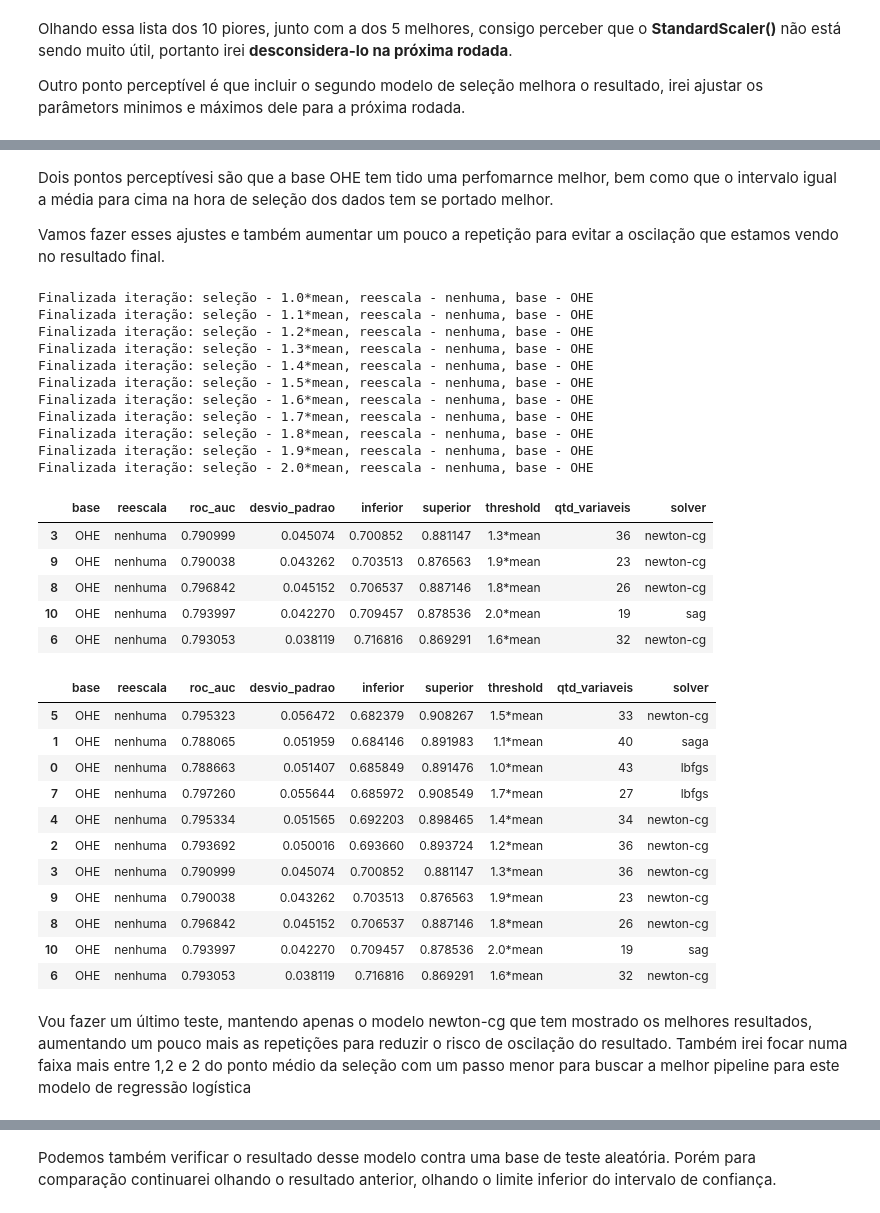
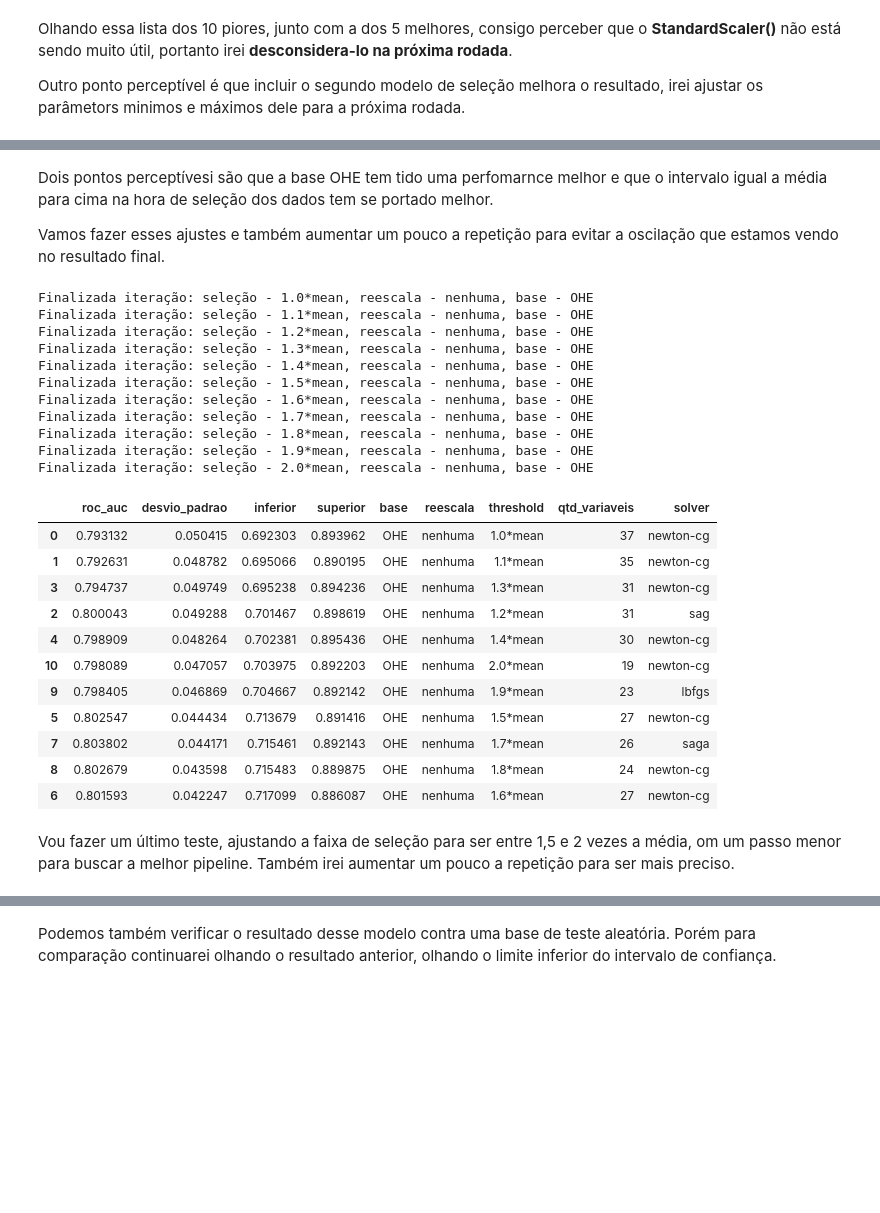
Before and after one commit to ViniciusCastillo/BootcampAlura_ProjetoModulo5, a Jupyter notebook: Notebooks/Seleciona_Modelo.ipynb, the cells around one changed output, grey strips where cells are left out. Drawn from its saved outputs; the diff is of its cells as text; code cells hidden in the pictures; blank space fills up the shorter version.

```diff
--- a/Notebooks/Seleciona_Modelo.ipynb
+++ b/Notebooks/Seleciona_Modelo.ipynb
@@ -158,44 +151,36 @@ selecao_LR.classifica_resultados().head(10)
 # %% [markdown]
-Dois pontos perceptívesi são que a base OHE tem tido uma perfomarnce melhor, bem como que o intervalo igual a média para cima na hora de seleção dos dados tem se portado melhor.
+Dois pontos perceptívesi são que a base OHE tem tido uma perfomarnce melhor e que o intervalo igual a média para cima na hora de seleção dos dados tem se portado melhor.
 
 Vamos fazer esses ajustes e também aumentar um pouco a repetição para evitar a oscilação que estamos vendo no resultado final.
 # %%
-selecao_LR.testa_parametros(testes,metrica='roc_auc', lista_dados=[(dados_OHE_0_2,'OHE')],
-                            selecao_menor=0, selecao_maior=100, passo=10, n_repeats=15)
+testes  = {'solver': ['newton-cg', 'lbfgs', 'liblinear', 'sag', 'saga']}
+a = selecao_LR.testa_parametros(testes,metrica='roc_auc', lista_dados=[(dados_OHE_0_2,'OHE')],
+                            selecao_menor=0, selecao_maior=100, passo=10, n_repeats=20)
+selecao_LR.classifica_resultados()
 # %% [output]
 Finalizada iteração: seleção - 1.0*mean, reescala - nenhuma, base - OHE
 Finalizada iteração: seleção - 1.1*mean, reescala - nenhuma, base - OHE
 Finalizada iteração: seleção - 1.2*mean, reescala - nenhuma, base - OHE
 Finalizada iteração: seleção - 1.3*mean, reescala - nenhuma, base - OHE
 Finalizada iteração: seleção - 1.4*mean, reescala - nenhuma, base - OHE
 Finalizada iteração: seleção - 1.5*mean, reescala - nenhuma, base - OHE
 Finalizada iteração: seleção - 1.6*mean, reescala - nenhuma, base - OHE
 Finalizada iteração: seleção - 1.7*mean, reescala - nenhuma, base - OHE
 Finalizada iteração: seleção - 1.8*mean, reescala - nenhuma, base - OHE
 Finalizada iteração: seleção - 1.9*mean, reescala - nenhuma, base - OHE
 Finalizada iteração: seleção - 2.0*mean, reescala - nenhuma, base - OHE
-|  | base | reescala | roc_auc | desvio_padrao | inferior | superior | threshold | qtd_variaveis | solver |
-| 3 | OHE | nenhuma | 0.790999 | 0.045074 | 0.700852 | 0.881147 | 1.3*mean | 36 | newton-cg |
-| 9 | OHE | nenhuma | 0.790038 | 0.043262 | 0.703513 | 0.876563 | 1.9*mean | 23 | newton-cg |
-| 8 | OHE | nenhuma | 0.796842 | 0.045152 | 0.706537 | 0.887146 | 1.8*mean | 26 | newton-cg |
-| 10 | OHE | nenhuma | 0.793997 | 0.042270 | 0.709457 | 0.878536 | 2.0*mean | 19 | sag |
-| 6 | OHE | nenhuma | 0.793053 | 0.038119 | 0.716816 | 0.869291 | 1.6*mean | 32 | newton-cg |
+|  | roc_auc | desvio_padrao | inferior | superior | base | reescala | threshold | qtd_variaveis | solver |
+| 0 | 0.793132 | 0.050415 | 0.692303 | 0.893962 | OHE | nenhuma | 1.0*mean | 37 | newton-cg |
+| 1 | 0.792631 | 0.048782 | 0.695066 | 0.890195 | OHE | nenhuma | 1.1*mean | 35 | newton-cg |
+| 3 | 0.794737 | 0.049749 | 0.695238 | 0.894236 | OHE | nenhuma | 1.3*mean | 31 | newton-cg |
+| 2 | 0.800043 | 0.049288 | 0.701467 | 0.898619 | OHE | nenhuma | 1.2*mean | 31 | sag |
+| 4 | 0.798909 | 0.048264 | 0.702381 | 0.895436 | OHE | nenhuma | 1.4*mean | 30 | newton-cg |
+| 10 | 0.798089 | 0.047057 | 0.703975 | 0.892203 | OHE | nenhuma | 2.0*mean | 19 | newton-cg |
+| 9 | 0.798405 | 0.046869 | 0.704667 | 0.892142 | OHE | nenhuma | 1.9*mean | 23 | lbfgs |
+| 5 | 0.802547 | 0.044434 | 0.713679 | 0.891416 | OHE | nenhuma | 1.5*mean | 27 | newton-cg |
+| 7 | 0.803802 | 0.044171 | 0.715461 | 0.892143 | OHE | nenhuma | 1.7*mean | 26 | saga |
+| 8 | 0.802679 | 0.043598 | 0.715483 | 0.889875 | OHE | nenhuma | 1.8*mean | 24 | newton-cg |
+| 6 | 0.801593 | 0.042247 | 0.717099 | 0.886087 | OHE | nenhuma | 1.6*mean | 27 | newton-cg |
-# %%
-selecao_LR.classifica_resultados()
-# %% [output]
-|  | base | reescala | roc_auc | desvio_padrao | inferior | superior | threshold | qtd_variaveis | solver |
-| 5 | OHE | nenhuma | 0.795323 | 0.056472 | 0.682379 | 0.908267 | 1.5*mean | 33 | newton-cg |
-| 1 | OHE | nenhuma | 0.788065 | 0.051959 | 0.684146 | 0.891983 | 1.1*mean | 40 | saga |
-| 0 | OHE | nenhuma | 0.788663 | 0.051407 | 0.685849 | 0.891476 | 1.0*mean | 43 | lbfgs |
-| 7 | OHE | nenhuma | 0.797260 | 0.055644 | 0.685972 | 0.908549 | 1.7*mean | 27 | lbfgs |
-| 4 | OHE | nenhuma | 0.795334 | 0.051565 | 0.692203 | 0.898465 | 1.4*mean | 34 | newton-cg |
-| 2 | OHE | nenhuma | 0.793692 | 0.050016 | 0.693660 | 0.893724 | 1.2*mean | 36 | newton-cg |
-| 3 | OHE | nenhuma | 0.790999 | 0.045074 | 0.700852 | 0.881147 | 1.3*mean | 36 | newton-cg |
-| 9 | OHE | nenhuma | 0.790038 | 0.043262 | 0.703513 | 0.876563 | 1.9*mean | 23 | newton-cg |
-| 8 | OHE | nenhuma | 0.796842 | 0.045152 | 0.706537 | 0.887146 | 1.8*mean | 26 | newton-cg |
-| 10 | OHE | nenhuma | 0.793997 | 0.042270 | 0.709457 | 0.878536 | 2.0*mean | 19 | sag |
-| 6 | OHE | nenhuma | 0.793053 | 0.038119 | 0.716816 | 0.869291 | 1.6*mean | 32 | newton-cg |
-# %% [markdown]
-Vou fazer um último teste, mantendo apenas o modelo newton-cg que tem mostrado os melhores resultados, aumentando um pouco mais as repetições para reduzir o risco de oscilação do resultado.
-Também irei focar numa faixa mais entre 1,2 e 2 do ponto médio da seleção com um passo menor para buscar a melhor pipeline para este modelo de regressão logística
+# %% [markdown]
+Vou fazer um último teste, ajustando a faixa de seleção para ser entre 1,5 e 2 vezes a média, om um passo menor para buscar a melhor pipeline. Também irei aumentar um pouco a repetição para ser mais preciso.
 # %%
```
Also changed, not shown: parts of 80 cells of this notebook.
